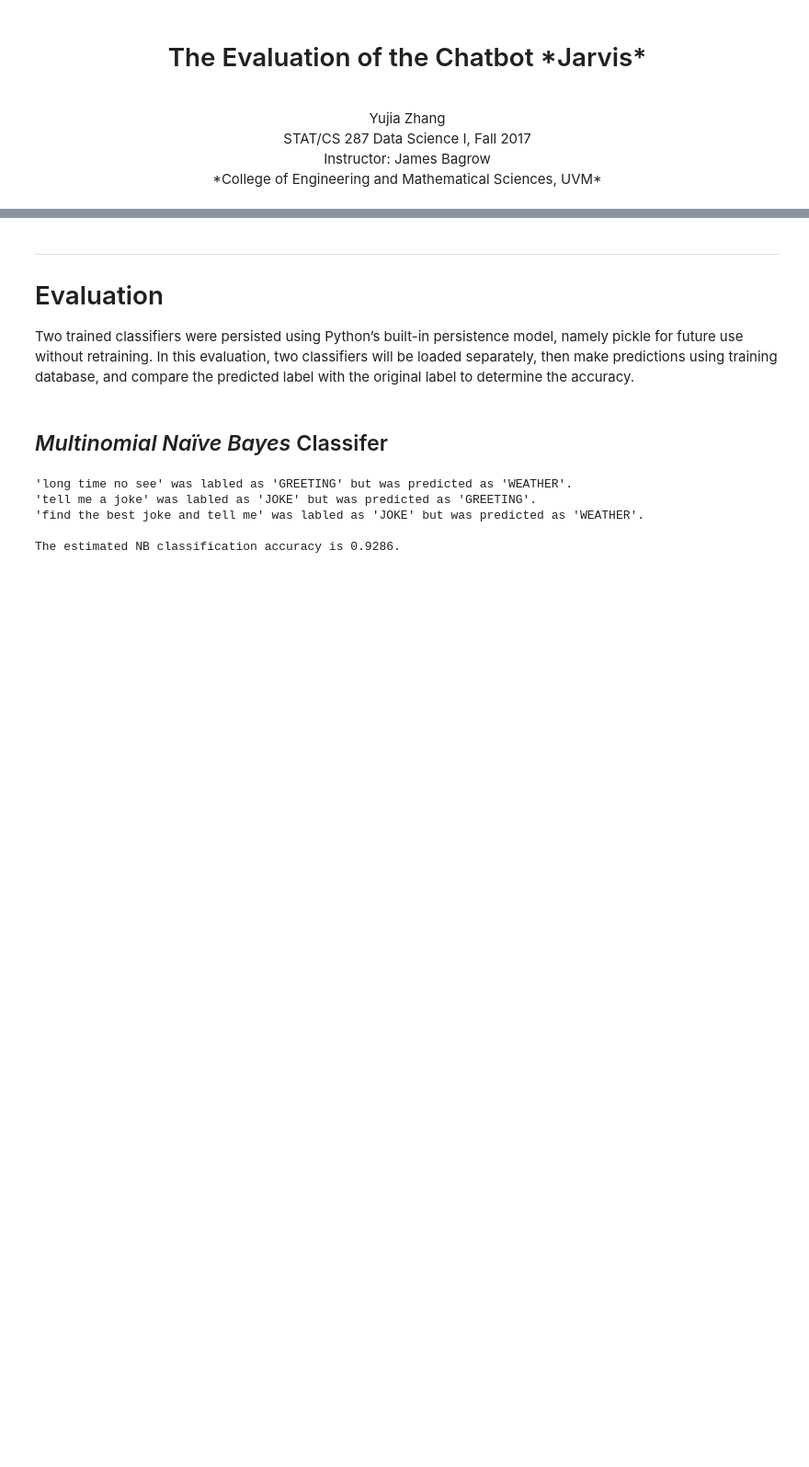
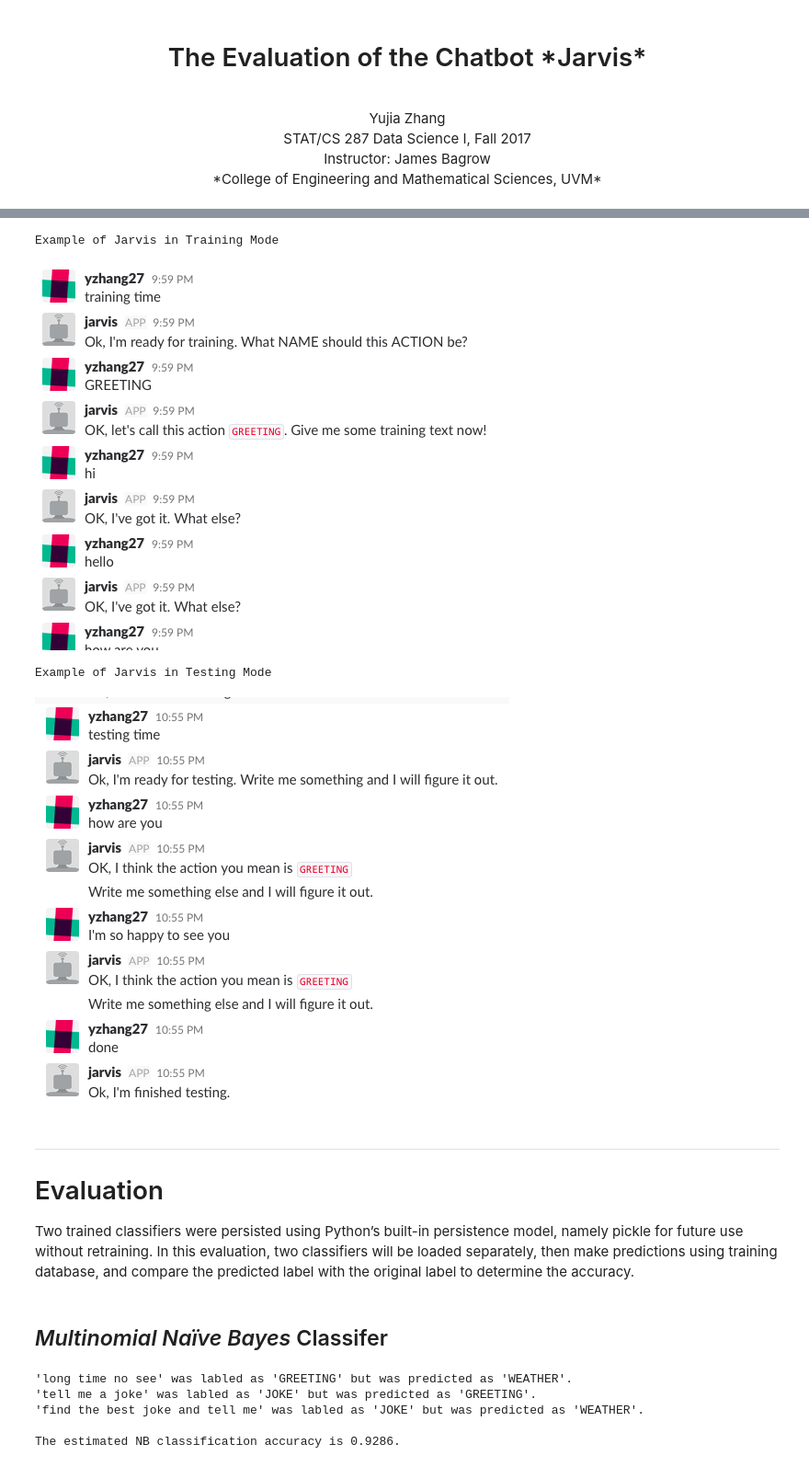
Before and after one commit to yujiazhang27/Jarvis_Chatbot, a Jupyter notebook: Jarvis_Chatbot_Evaluation.ipynb, the cells around one changed output, grey strips where cells are left out. Shown at 92% size. Drawn from its saved outputs; the diff is of its cells as text; code cells hidden in the pictures; blank space fills up the shorter version.

```diff
--- a/Jarvis_Chatbot_Evaluation.ipynb
+++ b/Jarvis_Chatbot_Evaluation.ipynb
@@ -38,3 +31,14 @@ In this report, two scikit-learn classifers will be evaluated about based on the
+# %%
+print("Example of Jarvis in Training Mode")
+display(Image('training.png'))
+print()
+print("Example of Jarvis in Testing Mode")
+display(Image('testing.png'))
+# %% [output]
+Example of Jarvis in Training Mode
+[figure, added]
+Example of Jarvis in Testing Mode
+[figure, added]
 # %% [markdown]
 ---
 # Evaluation
```
Also changed, not shown: parts of 2 cells of this notebook.
